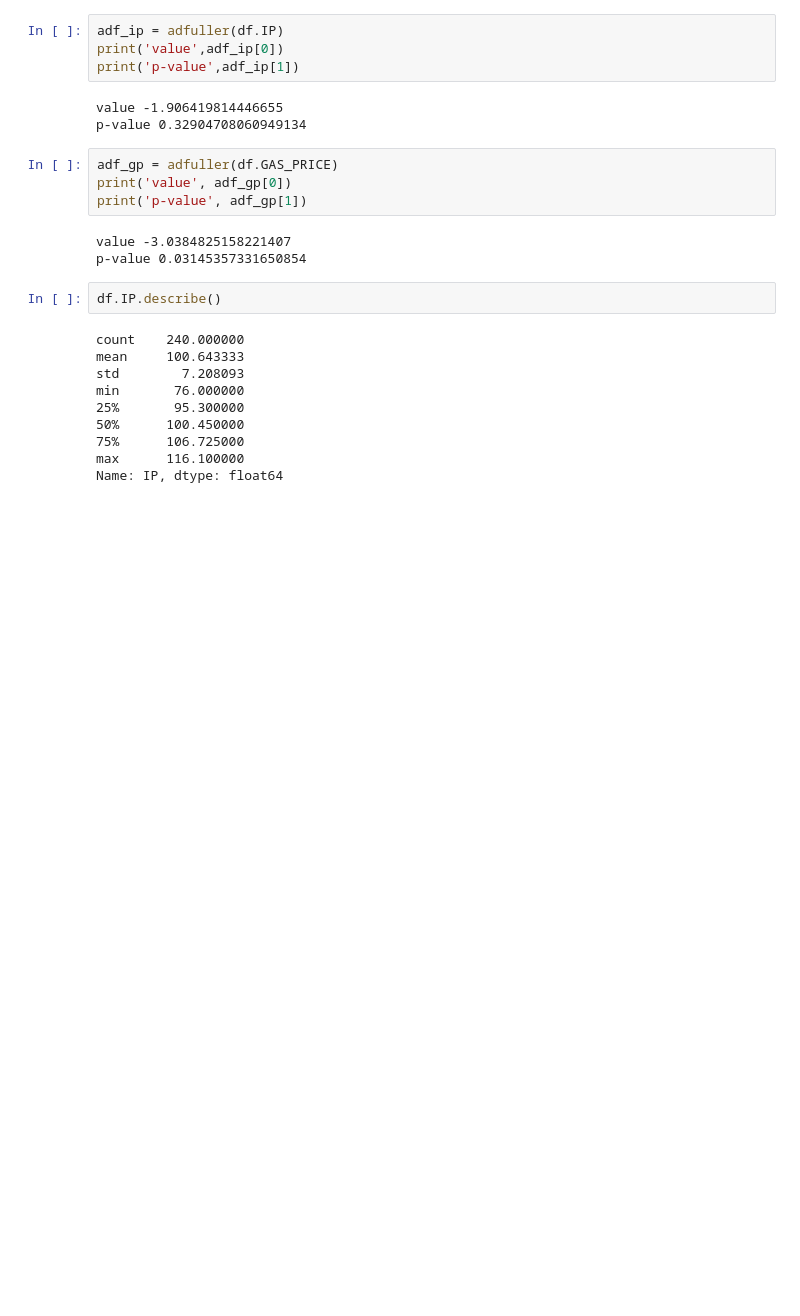
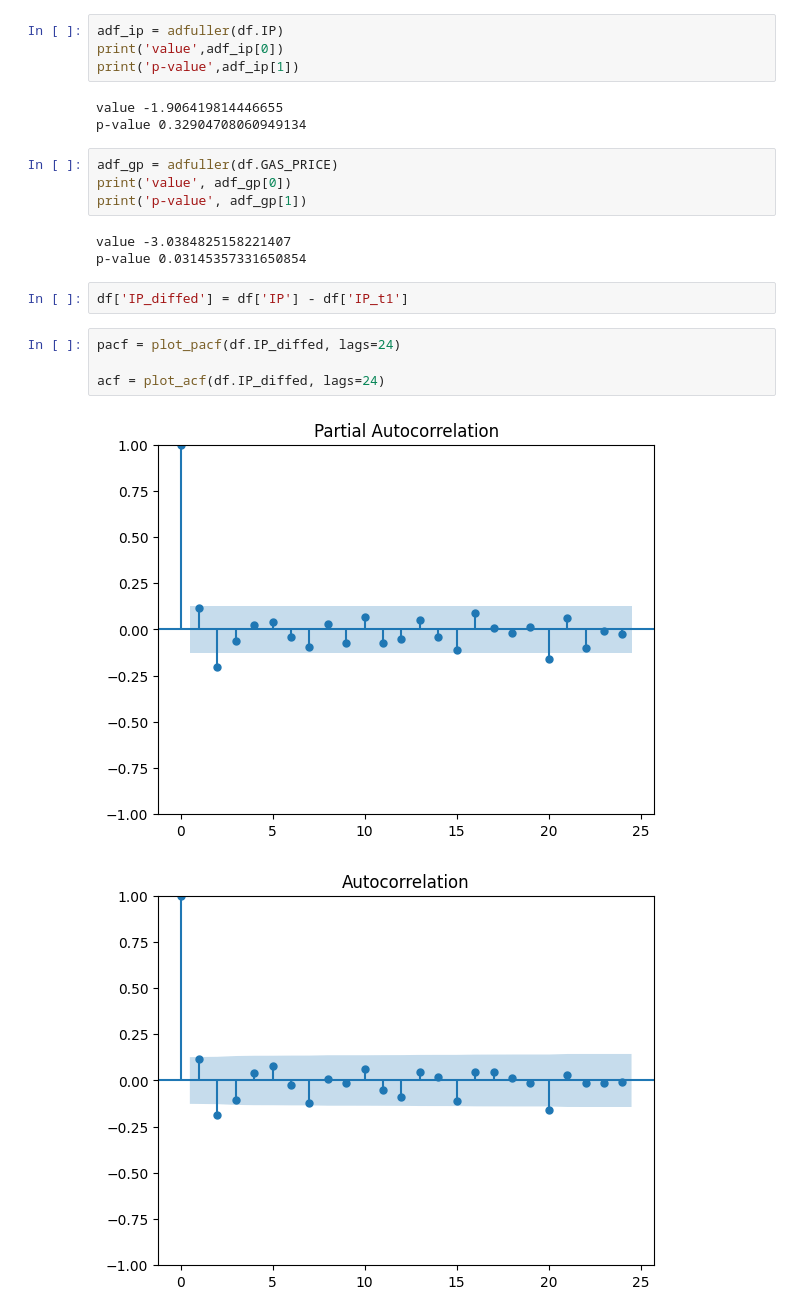
Before and after one commit to lorenzrossi/GaR, a Jupyter notebook: src/arima_test.ipynb, the cells around one changed output. Cells and saved outputs as stored; diff of their text form; blank space fills up the shorter version.

```diff
--- a/src/arima_test.ipynb
+++ b/src/arima_test.ipynb
@@ -53,16 +60,13 @@ print('p-value', adf_gp[1])
 # %% [output]
 value -3.0384825158221407
 p-value 0.03145357331650854
-# %%
-df.IP.describe()
-# %% [output]
-count    240.000000
-mean     100.643333
-std        7.208093
-min       76.000000
-25%       95.300000
-50%      100.450000
-75%      106.725000
-max      116.100000
-Name: IP, dtype: float64
+# %%
+df['IP_diffed'] = df['IP'] - df['IP_t1']
+# %%
+pacf = plot_pacf(df.IP_diffed, lags=24)
+
+acf = plot_acf(df.IP_diffed, lags=24)
+# %% [output]
+[figure, added]
+[figure, added]
 # %%
```
Also changed, not shown: parts of 10 cells of this notebook, 1 other file.
